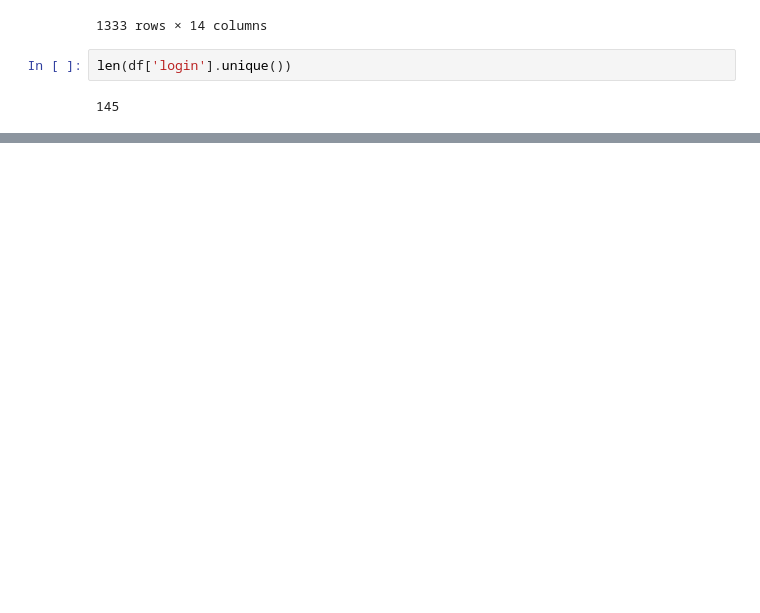
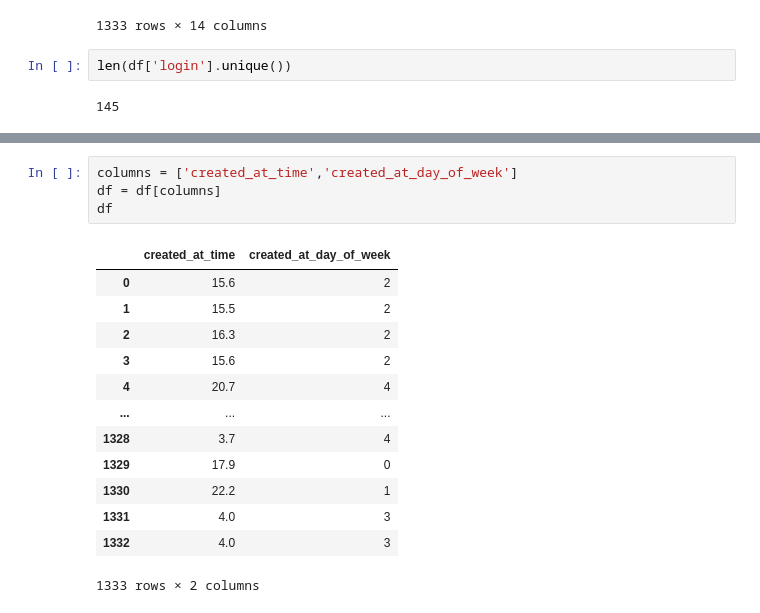
Before and after one commit to fzanart/Socialz, a Jupyter notebook: anomaly_detection.ipynb, the cells around one changed output, grey strips where cells are left out. Saved outputs shown, nothing was run; the diff lists cells and outputs as text; blank space fills up the shorter version.

```diff
--- a/anomaly_detection.ipynb
+++ b/anomaly_detection.ipynb
@@ -51,0 +84,18 @@ df['body lenght'] = df['payload'].apply(lambda x: text_lenght(x.get('pull_reques
+# %%
+columns = ['created_at_time','created_at_day_of_week']
+df = df[columns]
+df
+# %% [output]
+|  | created_at_time | created_at_day_of_week |
+| 0 | 15.6 | 2 |
+| 1 | 15.5 | 2 |
+| 2 | 16.3 | 2 |
+| 3 | 15.6 | 2 |
+| 4 | 20.7 | 4 |
+| ... | ... | ... |
+| 1328 | 3.7 | 4 |
+| 1329 | 17.9 | 0 |
+| 1330 | 22.2 | 1 |
+| 1331 | 4.0 | 3 |
+| 1332 | 4.0 | 3 |
+1333 rows × 2 columns
```
Also changed, not shown: parts of 12 cells of this notebook.
